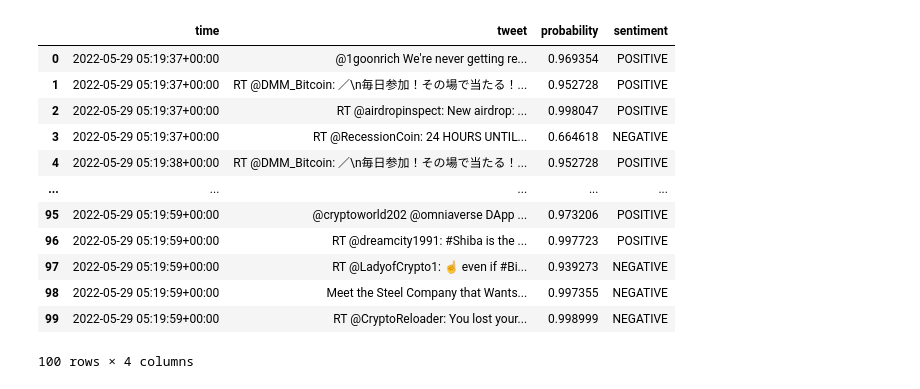
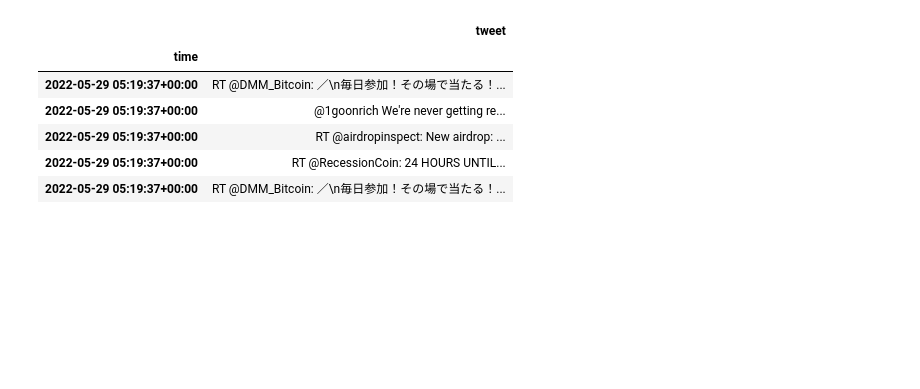
Before and after one commit to mahaguru24/project2-group5, a Jupyter notebook: main.ipynb, the cells around one changed output. Drawn from its saved outputs; the diff is of its cells as text; code cells hidden in the pictures; blank space fills up the shorter version.

```diff
--- a/main.ipynb
+++ b/main.ipynb
@@ -69,36 +73,32 @@ def tweets(start_time, end_time, iterations, query, useStoredData = False):
                     tweet = str(resp)
                     if len(tweet) > 0:
                         # Sentiment analysis
-                        sentence = flair.data.Sentence(tweet)
-                        sentiment_model.predict(sentence)
+                        # sentence = flair.data.Sentence(tweet)
+                        # sentiment_model.predict(sentence)
                         tweets.append(tweet)
                         date.append(resp.created_at)
-                        prob.append(sentence.labels[0].score)
-                        sentim.append(sentence.labels[0].value)
+                        # prob.append(sentence.labels[0].score)
+                        # sentim.append(sentence.labels[0].value)
         start=time
         counter = counter + 1
 
         # if counter == 3:
         #     break
 
-    tweet_df=pd.DataFrame({'time':date, 'tweet':tweets, 'probability':prob, 'sentiment':sentim})
+    tweet_df=pd.DataFrame({'time':date, 'tweet':tweets,
+    #  'probability':prob, 'sentiment':sentim
+     })
     tweet_df=tweet_df.sort_values(by='time', ascending=True).set_index('time')
     tweet_df.to_csv('Resources/dummyData.csv')
     return tweet_df
 # %%
-BTC=tweets('2022-05-29', '2022-05-30', 10, 'btc OR bitcoin OR crypto -is:retweet lang:en', useStoredData=True)
-BTC
+BTCTweets=tweets('2022-05-29', '2022-05-30', 10, 'btc OR bitcoin OR crypto -is:retweet lang:en', useStoredData=False)
+BTCTweets.head()
 # %% [output]
-|  | time | tweet | probability | sentiment |
-| 0 | 2022-05-29 05:19:37+00:00 | @1goonrich We're never getting re... | 0.969354 | POSITIVE |
-| 1 | 2022-05-29 05:19:37+00:00 | RT @DMM_Bitcoin: ／\n毎日参加！その場で当たる！... | 0.952728 | POSITIVE |
-| 2 | 2022-05-29 05:19:37+00:00 | RT @airdropinspect: New airdrop: ... | 0.998047 | POSITIVE |
-| 3 | 2022-05-29 05:19:37+00:00 | RT @RecessionCoin: 24 HOURS UNTIL... | 0.664618 | NEGATIVE |
-| 4 | 2022-05-29 05:19:38+00:00 | RT @DMM_Bitcoin: ／\n毎日参加！その場で当たる！... | 0.952728 | POSITIVE |
-| ... | ... | ... | ... | ... |
-| 95 | 2022-05-29 05:19:59+00:00 | @cryptoworld202 @omniaverse DApp ... | 0.973206 | POSITIVE |
-| 96 | 2022-05-29 05:19:59+00:00 | RT @dreamcity1991: #Shiba is the ... | 0.997723 | POSITIVE |
-| 97 | 2022-05-29 05:19:59+00:00 | RT @LadyofCrypto1: ☝️ even if #Bi... | 0.939273 | NEGATIVE |
-| 98 | 2022-05-29 05:19:59+00:00 | Meet the Steel Company that Wants... | 0.997355 | NEGATIVE |
-| 99 | 2022-05-29 05:19:59+00:00 | RT @CryptoReloader: You lost your... | 0.998999 | NEGATIVE |
+|  | tweet |
+| time |  |
+| 2022-05-29 05:19:37+00:00 | RT @DMM_Bitcoin: ／\n毎日参加！その場で当たる！... |
+| 2022-05-29 05:19:37+00:00 | @1goonrich We're never getting re... |
+| 2022-05-29 05:19:37+00:00 | RT @airdropinspect: New airdrop: ... |
+| 2022-05-29 05:19:37+00:00 | RT @RecessionCoin: 24 HOURS UNTIL... |
+| 2022-05-29 05:19:37+00:00 | RT @DMM_Bitcoin: ／\n毎日参加！その場で当たる！... |
-100 rows × 4 columns
```
Also changed, not shown: parts of 5 cells of this notebook, 1 other file.
